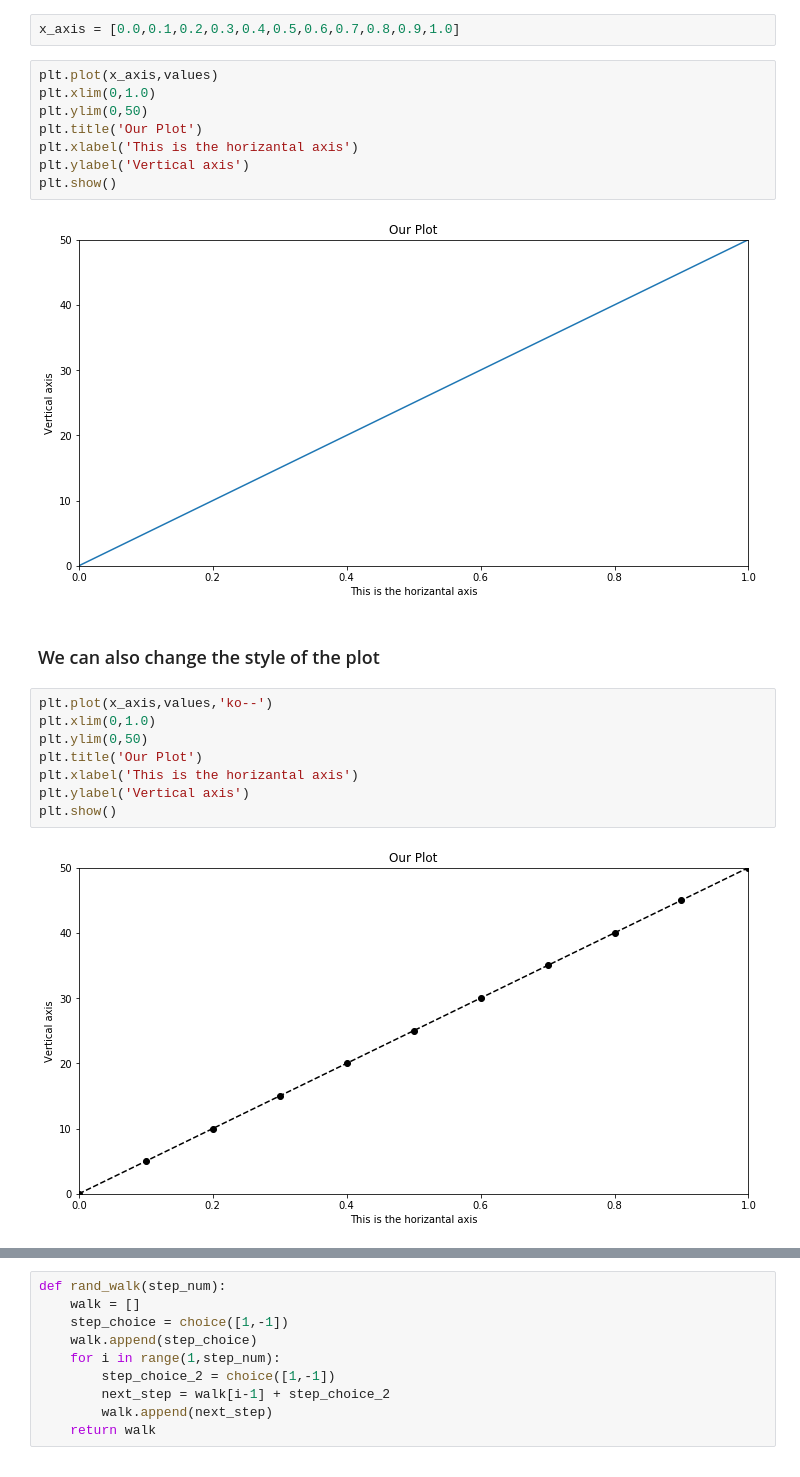
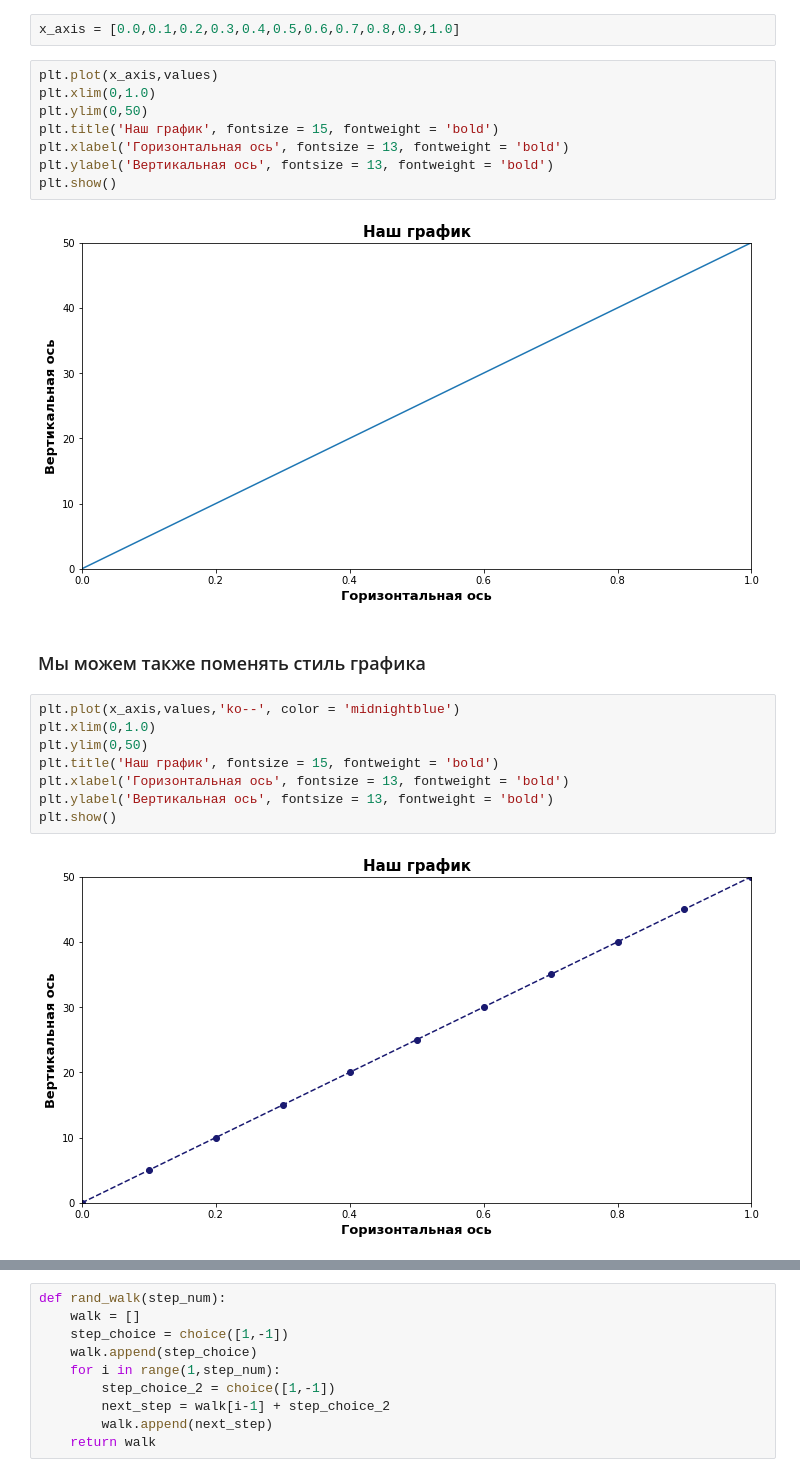
Before and after one commit to arl9kin/Python_data, a Jupyter notebook: Tasks/Simulating_a_random_walk.ipynb, the cells around one changed output, grey strips where cells are left out. Saved outputs shown, nothing was run; the diff lists cells and outputs as text.

```diff
--- a/Tasks/Simulating_a_random_walk.ipynb
+++ b/Tasks/Simulating_a_random_walk.ipynb
@@ -32,22 +32,22 @@ x_axis = [0.0,0.1,0.2,0.3,0.4,0.5,0.6,0.7,0.8,0.9,1.0]
 plt.plot(x_axis,values)
 plt.xlim(0,1.0)
 plt.ylim(0,50)
-plt.title('Our Plot')
-plt.xlabel('This is the horizantal axis')
-plt.ylabel('Vertical axis')
+plt.title('Наш график', fontsize = 15, fontweight = 'bold')
+plt.xlabel('Горизонтальная ось', fontsize = 13, fontweight = 'bold')
+plt.ylabel('Вертикальная ось', fontsize = 13, fontweight = 'bold')
 plt.show()
 # %% [output]
-[figure, old version]
+[figure, new version]
-# %% [markdown]
-### We can also change the style of the plot
+# %% [markdown]
+### Мы можем также поменять стиль графика
 # %%
-plt.plot(x_axis,values,'ko--')
+plt.plot(x_axis,values,'ko--', color = 'midnightblue')
 plt.xlim(0,1.0)
 plt.ylim(0,50)
-plt.title('Our Plot')
-plt.xlabel('This is the horizantal axis')
-plt.ylabel('Vertical axis')
+plt.title('Наш график', fontsize = 15, fontweight = 'bold')
+plt.xlabel('Горизонтальная ось', fontsize = 13, fontweight = 'bold')
+plt.ylabel('Вертикальная ось', fontsize = 13, fontweight = 'bold')
 plt.show()
 # %% [output]
-[figure, old version]
+[figure, new version]
 # %% [markdown]
```
Also changed, not shown: parts of 24 cells of this notebook.
